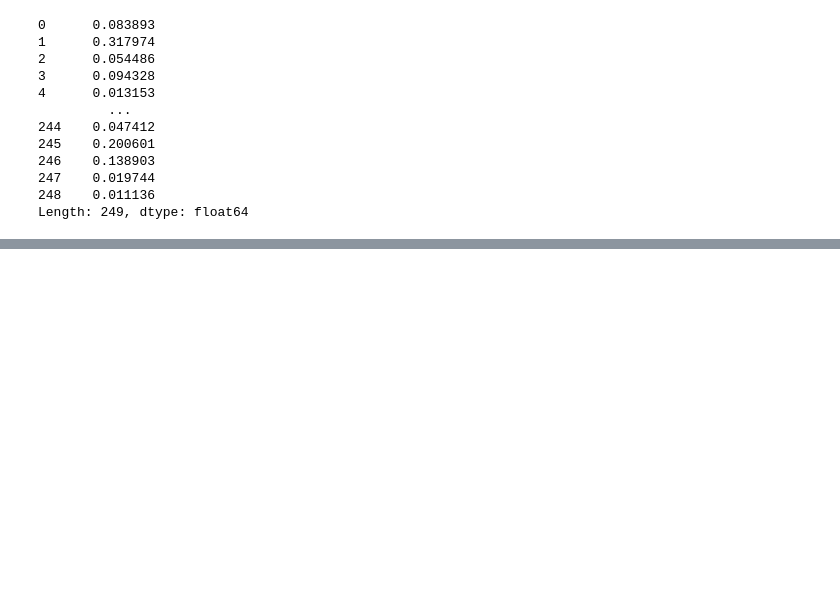
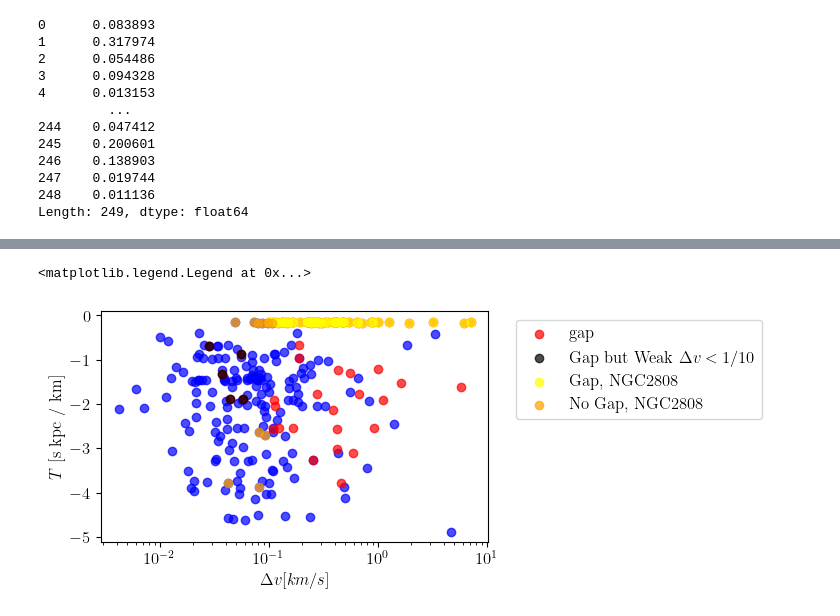
Before and after one commit to salvatore-ferrone/stream_analysis, a Jupyter notebook: figures/impact_statistics.ipynb, the cells around one changed output, grey strips where cells are left out. Cells and saved outputs as stored; diff of their text form; code cells hidden in the pictures; blank space fills up the shorter version.

```diff
--- a/figures/impact_statistics.ipynb
+++ b/figures/impact_statistics.ipynb
@@ -146,6 +146,8 @@ plt.rcParams.update({
     "xtick.labelsize": 12,  # Font size for x-axis tick labels
     "ytick.labelsize": 12,  # Font size for y-axis tick labels
 })
+# %%
+NGC2808_criteria=results["suspect"] == "NGC2808"
 # %%
 fig,axis=plt.subplots(figsize=(5,3))
 axis.hist(deltaP[~gap_flag], bins=bins, color='blue', alpha=0.7, label='No Gap')
@@ -158,0 +163,15 @@ fig.savefig("../paper/impact_geometry_statistics_deltaP.png",dpi=300)
+# %%
+criteria1=deltaP < 1/10
+fig,axis=plt.subplots(figsize=(5,3))
+axis.scatter(deltaP[~gap_flag],results["T"][~gap_flag],c='blue',alpha=0.7)
+axis.scatter(deltaP[gap_flag],results["T"][gap_flag],c='red',alpha=0.7, label=r"gap")
+axis.scatter(deltaP[np.logical_and(criteria1,gap_flag)],results["T"][np.logical_and(criteria1,gap_flag)],c='black',alpha=0.7, label=r"Gap but Weak $\Delta v < 1/10$")
+axis.scatter(deltaP[np.logical_and(NGC2808_criteria,gap_flag)],results["T"][np.logical_and(NGC2808_criteria,gap_flag)],c='yellow',alpha=0.7, label=r"Gap, NGC2808")
+axis.scatter(deltaP[np.logical_and(NGC2808_criteria,~gap_flag)],results["T"][np.logical_and(NGC2808_criteria,~gap_flag)],c='orange',alpha=0.7, label=r" No Gap, NGC2808")
+axis.set_xscale('log')
+axis.set_xlabel(r"$\Delta v [km/s]$")
+axis.set_ylabel(r"$T$ [s kpc / km]")
+axis.legend(bbox_to_anchor=(1.05, 1), loc='upper left')
+# %% [output]
+<matplotlib.legend.Legend at 0x...>
+[figure, added]
```
Also changed, not shown: parts of 4 cells of this notebook.
